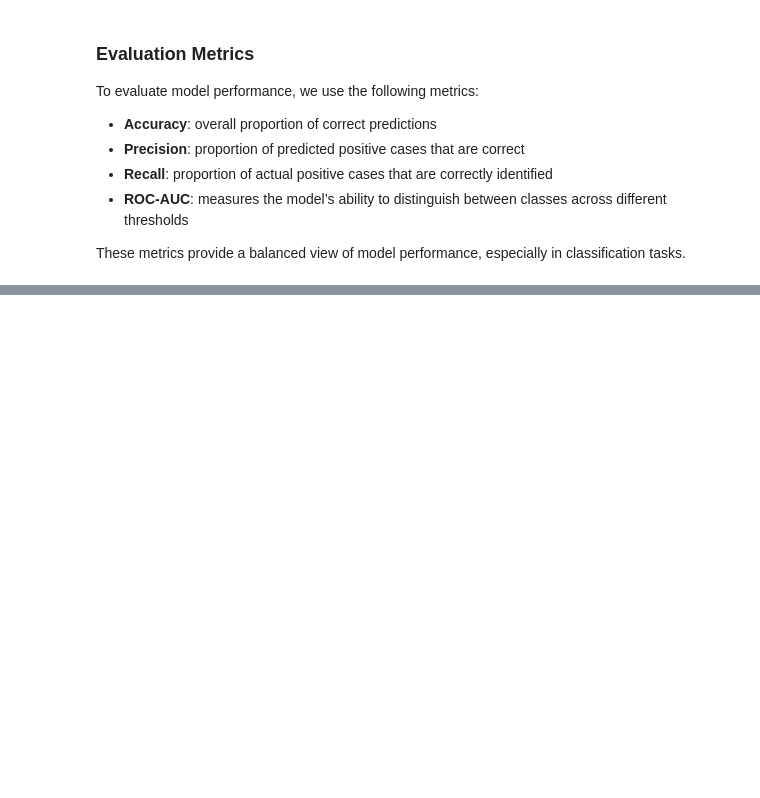
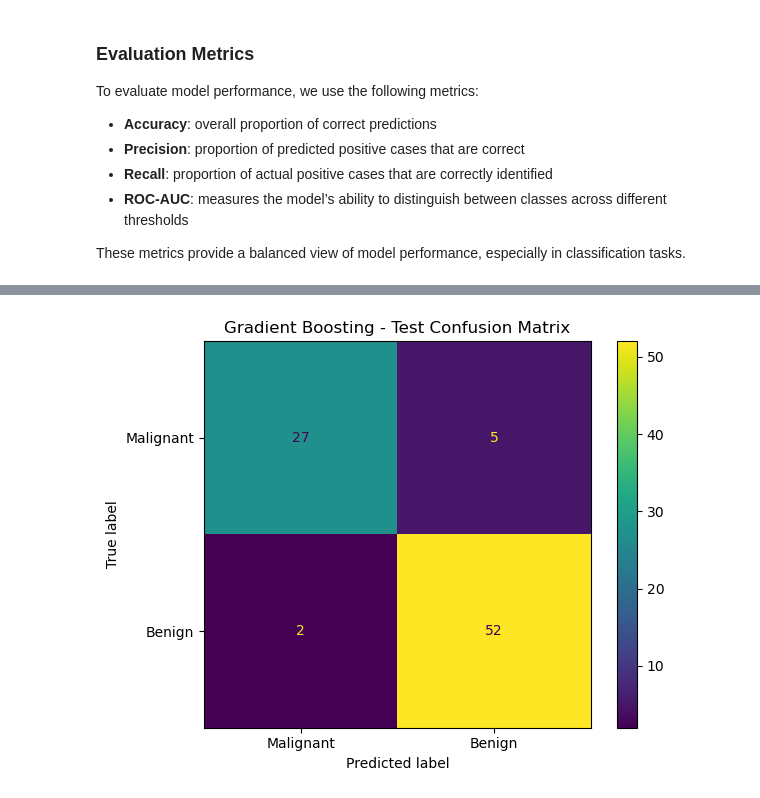
Before and after one commit to aadupuy/ml-fundamentals, a Jupyter notebook: ML_comparison_project.ipynb, the cells around one changed output, grey strips where cells are left out. Cells and saved outputs as stored; diff of their text form; code cells hidden in the pictures; blank space fills up the shorter version.

```diff
--- a/ML_comparison_project.ipynb
+++ b/ML_comparison_project.ipynb
@@ -242,0 +579,15 @@ def evaluate_model(model, X, y):
+# %%
+from sklearn.metrics import ConfusionMatrixDisplay
+
+ConfusionMatrixDisplay.from_estimator(
+    models["Gradient Boosting"],
+    X_test,
+    y_test,
+    display_labels=["Malignant", "Benign"]
+)
+
+plt.title("Gradient Boosting - Test Confusion Matrix")
+plt.tight_layout()
+plt.show()
+# %% [output]
+[figure, added]
```
Also changed, not shown: parts of 24 cells of this notebook.
